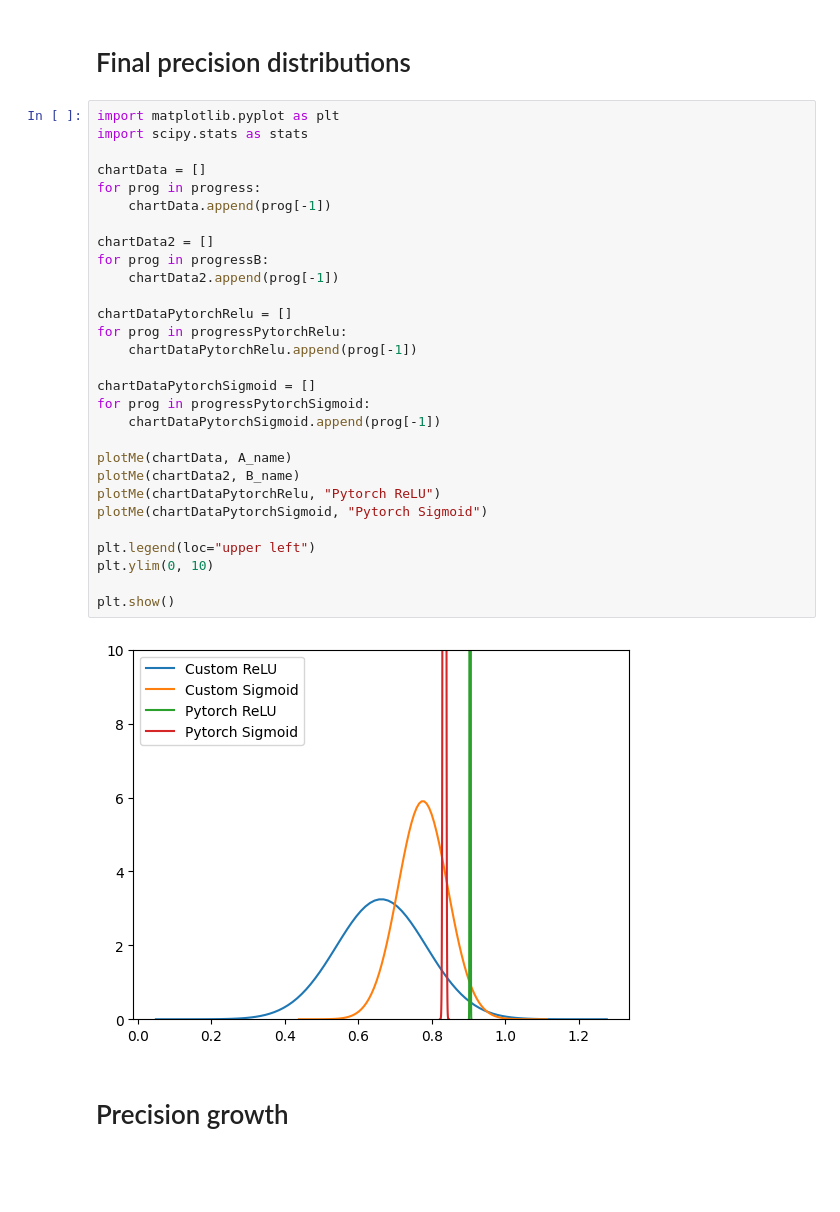
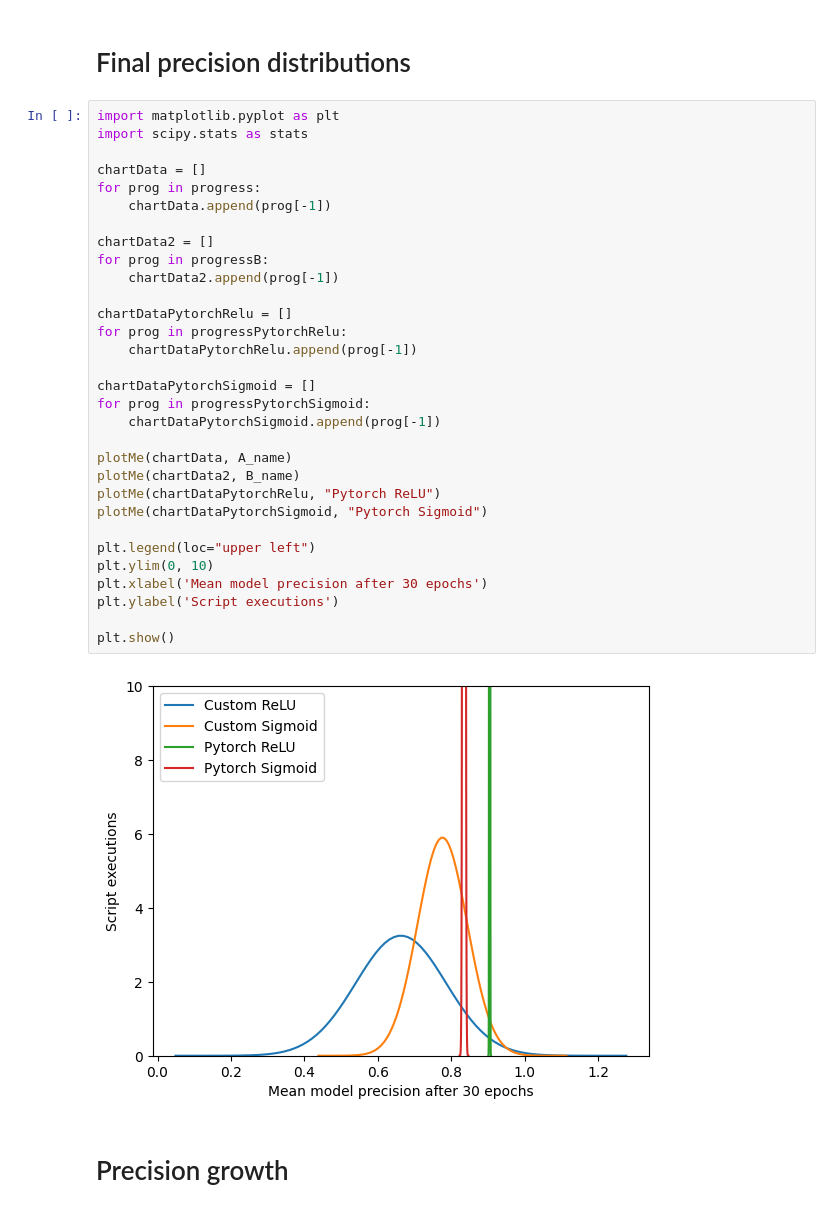
Before and after one commit to sebbdk/mnist-project-playground, a Jupyter notebook: results/calc.ipynb, the cells around one changed output. Drawn from its saved outputs; the diff is of its cells as text; blank space fills up the shorter version.

```diff
--- a/results/calc.ipynb
+++ b/results/calc.ipynb
@@ -178,34 +182,36 @@ plt.show()
 # %%
 import matplotlib.pyplot as plt
 import scipy.stats as stats
 
 chartData = []
 for prog in progress:
 	chartData.append(prog[-1])
 
 chartData2 = []
 for prog in progressB:
 	chartData2.append(prog[-1])
 
 chartDataPytorchRelu = []
 for prog in progressPytorchRelu:
 	chartDataPytorchRelu.append(prog[-1])
 
 chartDataPytorchSigmoid = []
 for prog in progressPytorchSigmoid:
 	chartDataPytorchSigmoid.append(prog[-1])
 
 plotMe(chartData, A_name)
 plotMe(chartData2, B_name)
 plotMe(chartDataPytorchRelu, "Pytorch ReLU")
 plotMe(chartDataPytorchSigmoid, "Pytorch Sigmoid")
 
 plt.legend(loc="upper left")
 plt.ylim(0, 10)
+plt.xlabel('Mean model precision after 30 epochs')
+plt.ylabel('Script executions')
 
 plt.show()
 # %% [output]
-[figure, old version]
+[figure, new version]
 # %% [markdown]
 # Precision growth
 # %%
```
Also changed, not shown: parts of 3 cells of this notebook, 1 other file.
